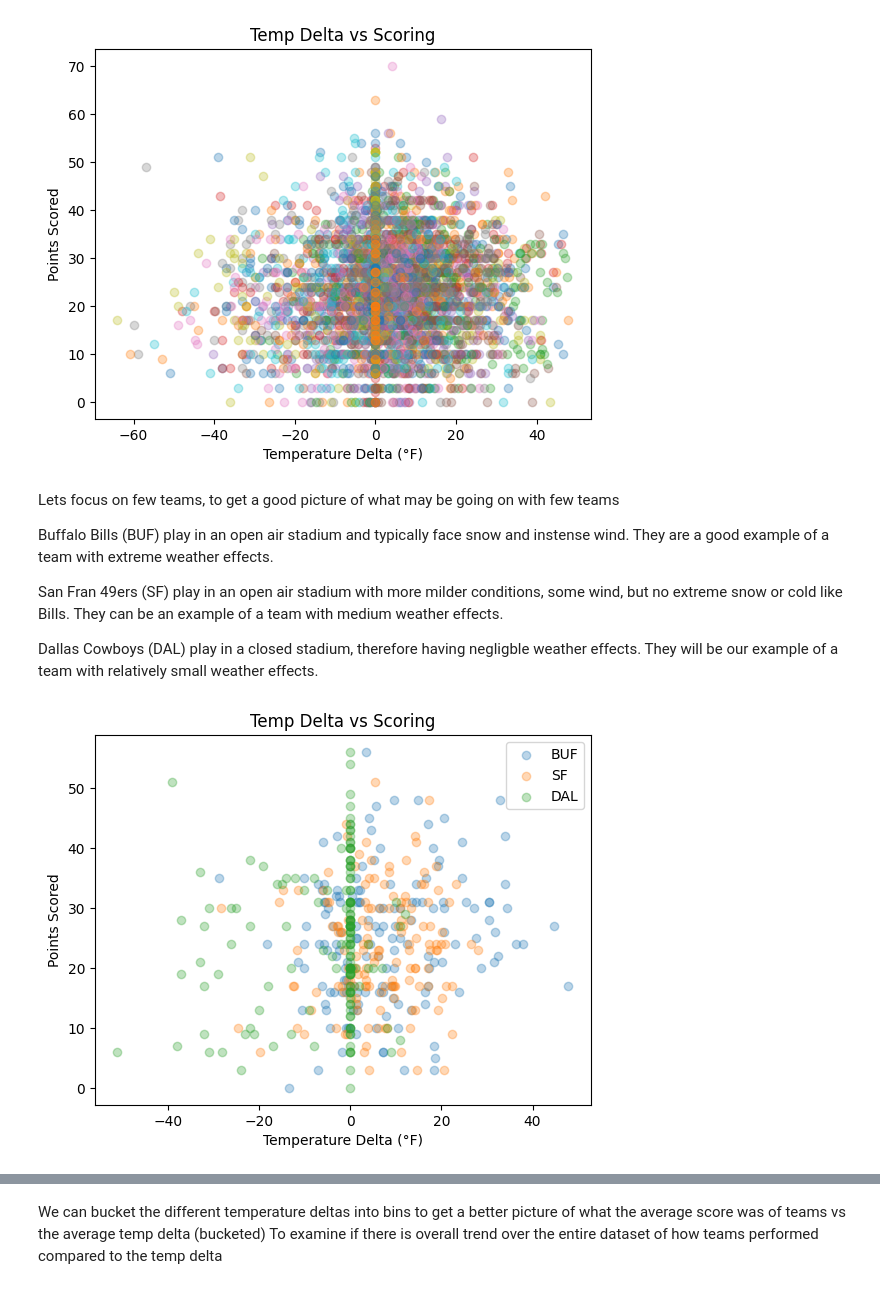
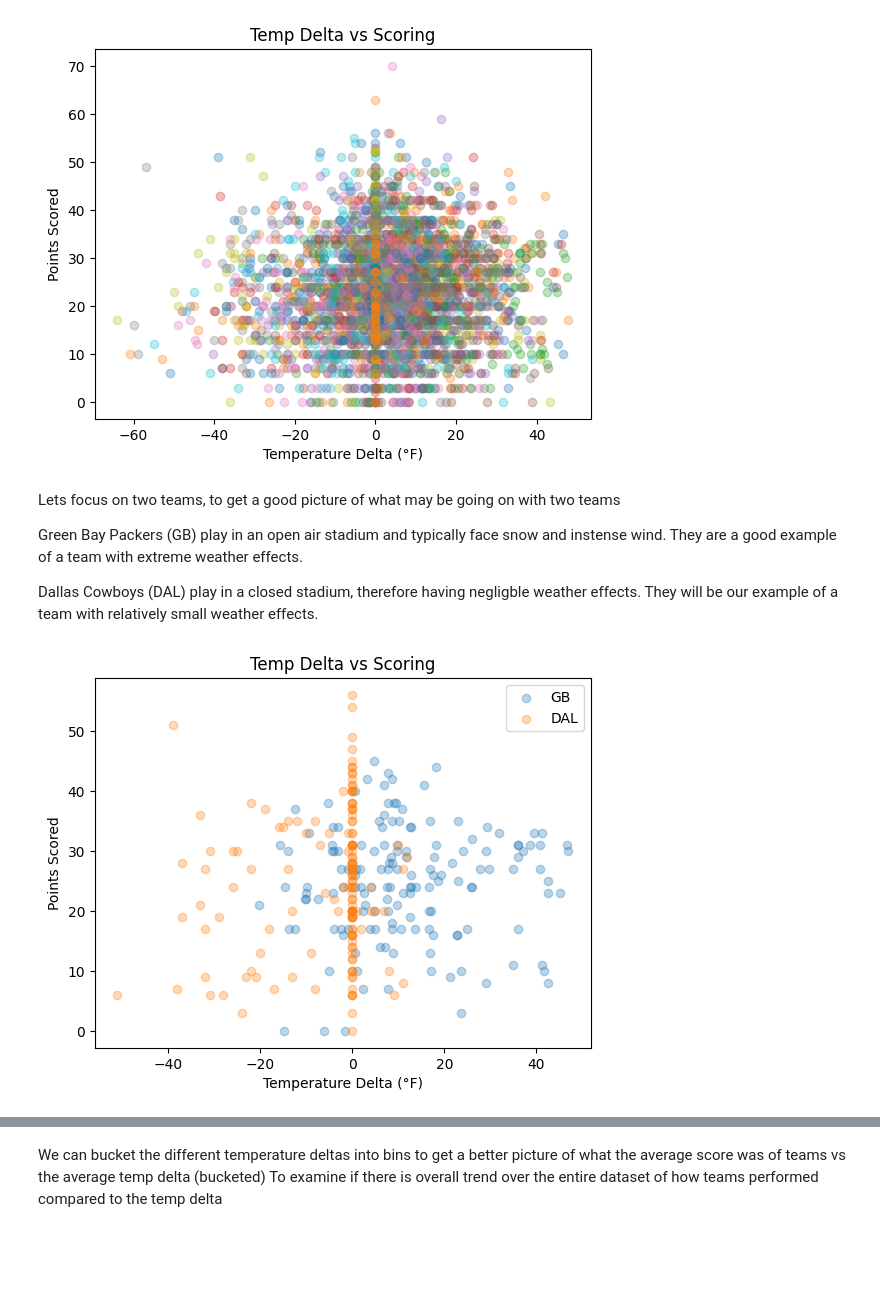
Before and after one commit to WaddleMeDoo/EffectsOfWeatherOnNFLPerformance, a Jupyter notebook: nfl_weather_analysis.ipynb, the cells around one changed output, grey strips where cells are left out. Cells and saved outputs as stored; diff of their text form; code cells hidden in the pictures; blank space fills up the shorter version.

```diff
--- a/nfl_weather_analysis.ipynb
+++ b/nfl_weather_analysis.ipynb
@@ -73,26 +73,24 @@ plt.show()
 [figure]
 # %% [markdown]
 
-Lets focus on few teams, to get a good picture of what may be going on with few teams
+Lets focus on two teams, to get a good picture of what may be going on with two teams
 
-Buffalo Bills (BUF) play in an open air stadium and typically face snow and instense wind. They are a good example of a team with extreme weather effects.
-
-San Fran 49ers (SF) play in an open air stadium with more milder conditions, some wind, but no extreme snow or cold like Bills. They can be an example of a team with medium weather effects.
+Green Bay Packers (GB) play in an open air stadium and typically face snow and instense wind. They are a good example of a team with extreme weather effects.
 
 Dallas Cowboys (DAL) play in a closed stadium, therefore having negligble weather effects. They will be our example of a team with relatively small weather effects.
 # %%
-team_focus = ["BUF", "SF", "DAL"] # Focusing on few teams
+team_focus = ["GB", "DAL"] # Focusing on few teams
 
 plt.figure()
 for team in team_focus:
     tdf = combined[combined["focus_team"] == team]
     plt.scatter(tdf["focus_temp_delta"], tdf["focus_score"], alpha=0.3, label=team)
 
 plt.xlabel("Temperature Delta (°F)")
 plt.ylabel("Points Scored")
 plt.title("Temp Delta vs Scoring")
 plt.legend()
 plt.show()
 # %% [output]
-[figure, old version]
+[figure, new version]
 # %% [markdown]
```
Also changed, not shown: parts of 21 cells of this notebook.
